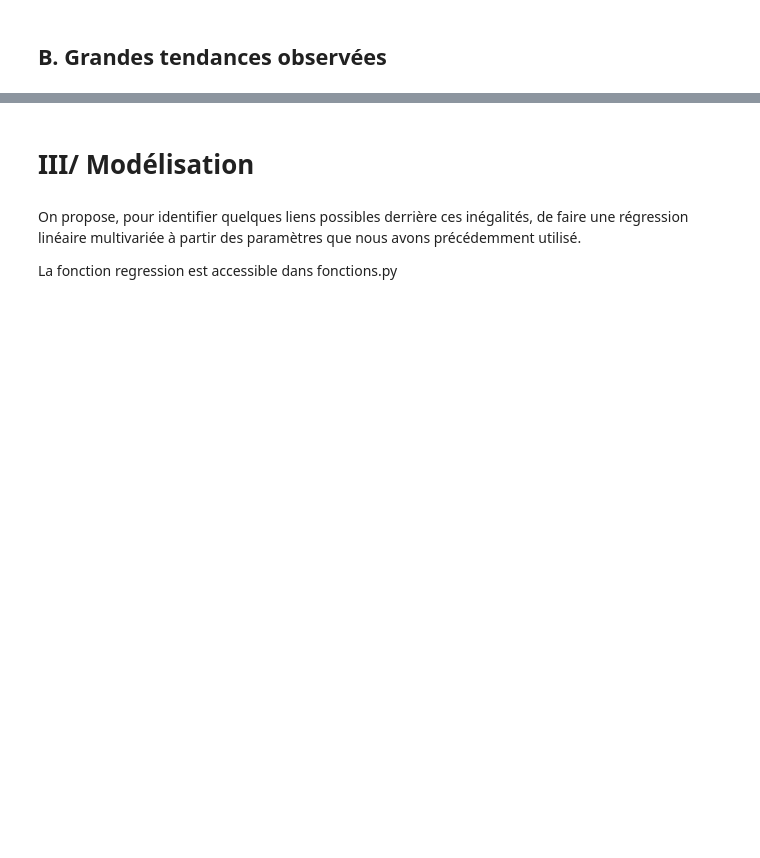
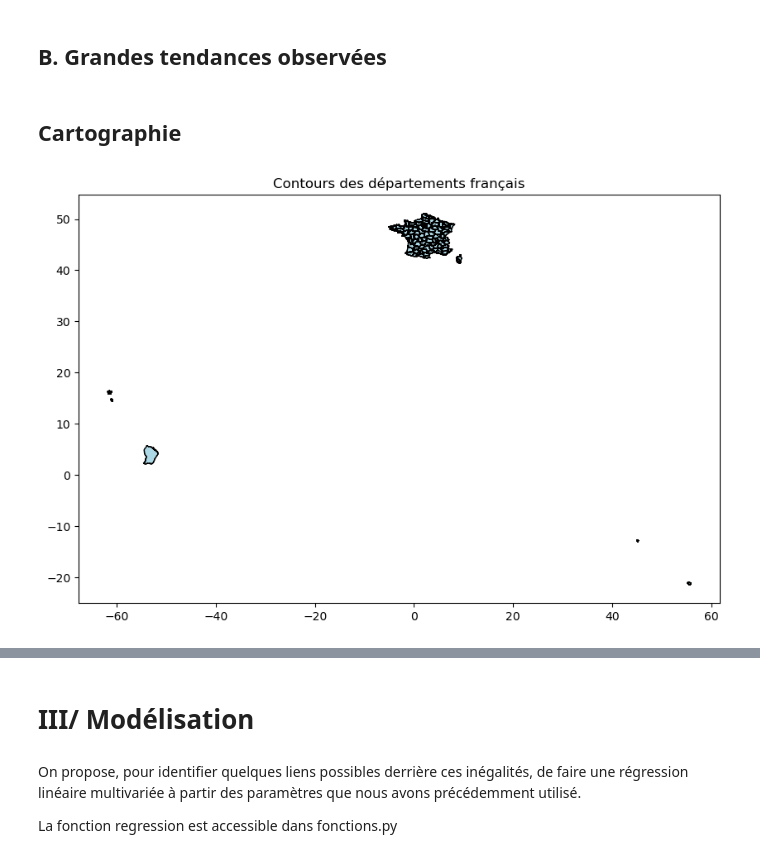
Before and after one commit to cyprienmathe/Python-data-science, a Jupyter notebook: main.ipynb, the cells around one changed output, grey strips where cells are left out. Saved outputs shown, nothing was run; the diff lists cells and outputs as text; code cells hidden in the pictures; blank space fills up the shorter version.

```diff
--- a/main.ipynb
+++ b/main.ipynb
@@ -338,2 +482,24 @@ plt.tight_layout()
 # %% [markdown]
 ## B. Grandes tendances observées
+# %% [markdown]
+## Cartographie
+# %%
+import requests
+import geopandas as gpd
+from io import BytesIO
+
+# URL de la ressource (fichier GeoJSON)
+url2 = "https://www.data.gouv.fr/fr/datasets/r/eb36371a-761d-44a8-93ec-3d728bec17ce"
+
+# Télécharger le fichier GeoJSON
+response = requests.get(url2)
+
+# Charger le fichier dans un GeoDataFrame
+gdf = gpd.read_file(BytesIO(response.content))
+
+# Tracer la carte des départements
+gdf.plot(figsize=(10, 10), edgecolor='black', color='lightblue')
+plt.title("Contours des départements français")
+plt.show()
+# %% [output]
+[figure, added]
```
Also changed, not shown: parts of 45 cells of this notebook.
